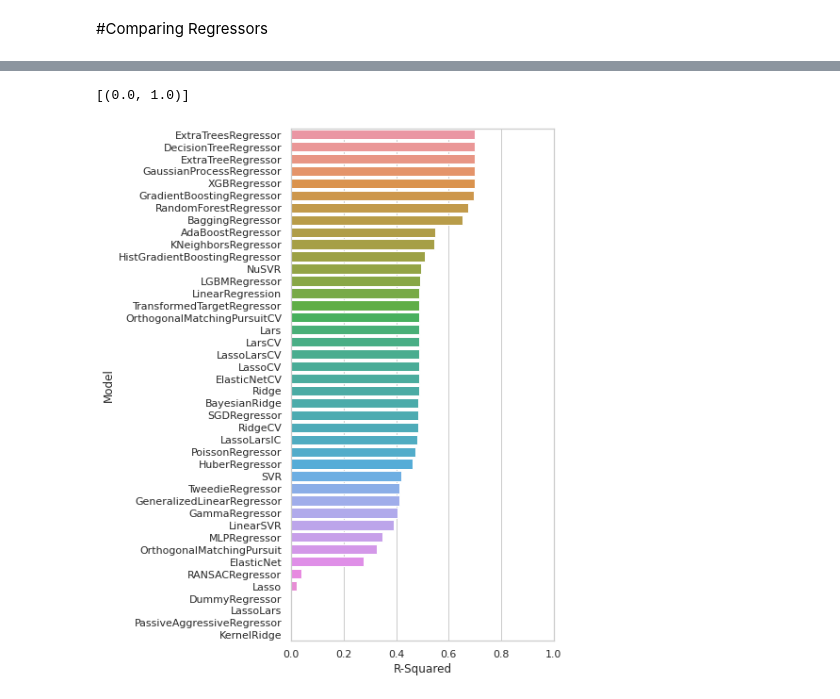
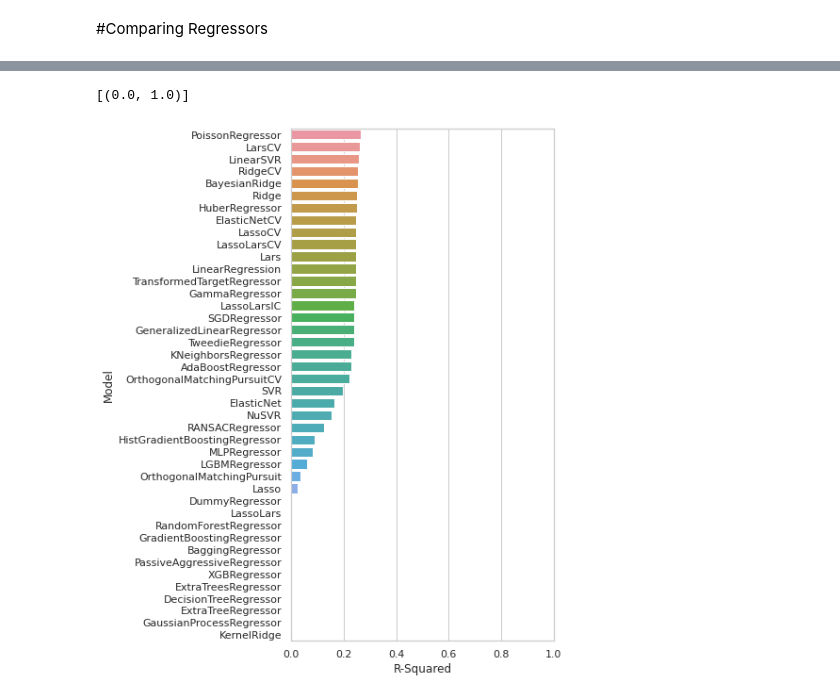
Before and after one commit to SallmaShaban/SARS-Drug-discovary, a Jupyter notebook: SARS_Choosing_Model.ipynb, the cells around one changed output, grey strips where cells are left out. Drawn from its saved outputs; the diff is of its cells as text; code cells hidden in the pictures.

```diff
--- a/SARS_Choosing_Model.ipynb
+++ b/SARS_Choosing_Model.ipynb
@@ -128,5 +149,4 @@ plt.show
 # %%
 # Defines and builds the lazyclassifier
 clf = LazyRegressor(verbose=0,ignore_warnings=True, custom_metric=None)
-models_train,predictions_train = clf.fit(X_train, X_train, Y_train, Y_train)
-models_test,predictions_test = clf.fit(X_train, X_test, Y_train, Y_test)
+train,test = clf.fit(X_train, X_test, Y_train, Y_test)
@@ -154,14 +196,14 @@ predictions_train
 # %%
 # Bar plot of R-squared values
 #train["R-Squared"] = [0 if i < 0 else i for i in train.iloc[:,0] ]
 
 plt.figure(figsize=(5, 10))
 sns.set_theme(style="whitegrid")
-ax = sns.barplot(y=predictions_train.index, x="R-Squared", data=predictions_train)
+ax = sns.barplot(y=train.index, x="R-Squared", data=train)
 ax.set(xlim=(0, 1))
 # %% [output]
 [(0.0, 1.0)]
-[figure, old version]
+[figure, new version]
 # %%
 # Bar plot of RMSE values
 plt.figure(figsize=(5, 10))
```
Also changed, not shown: parts of 10 cells of this notebook.
